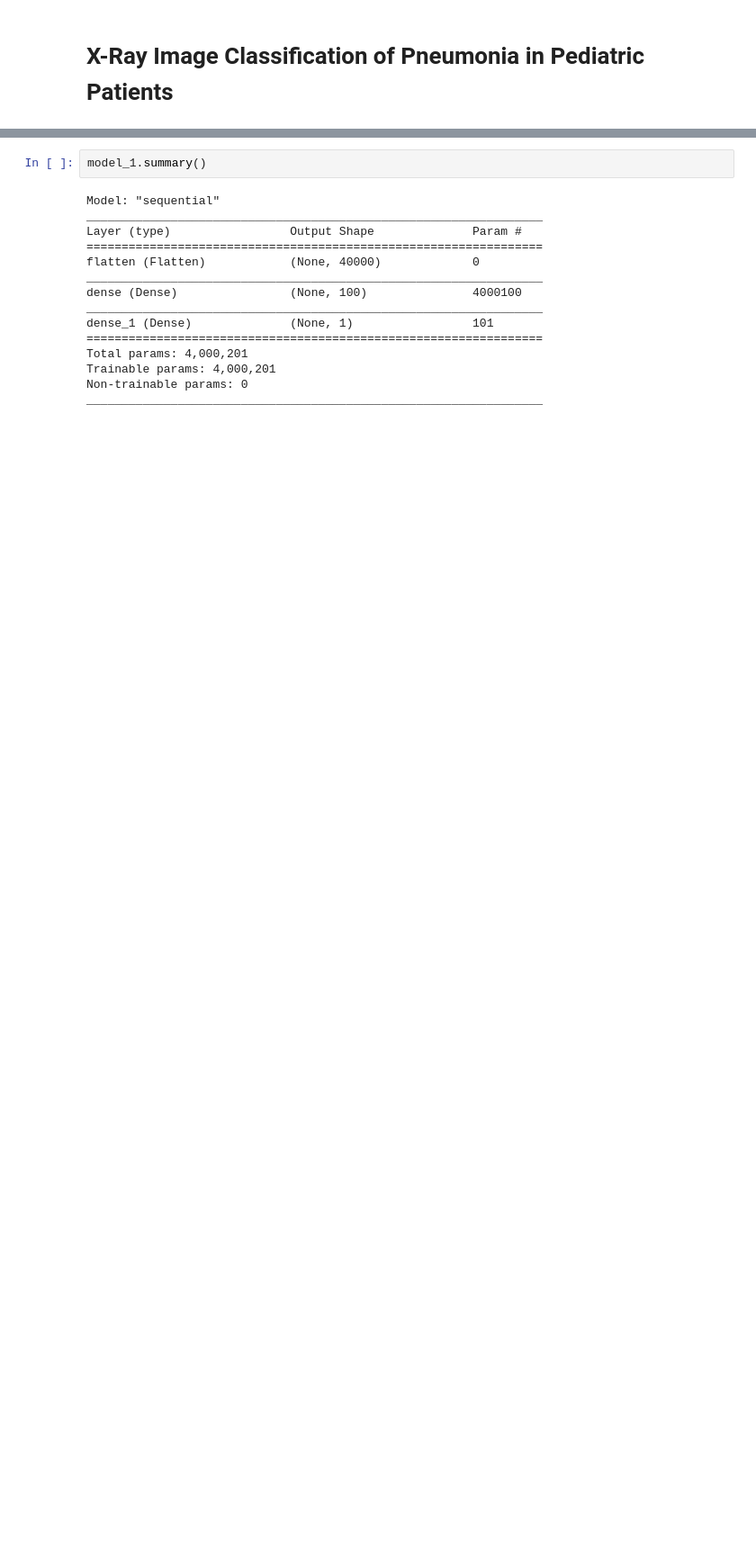
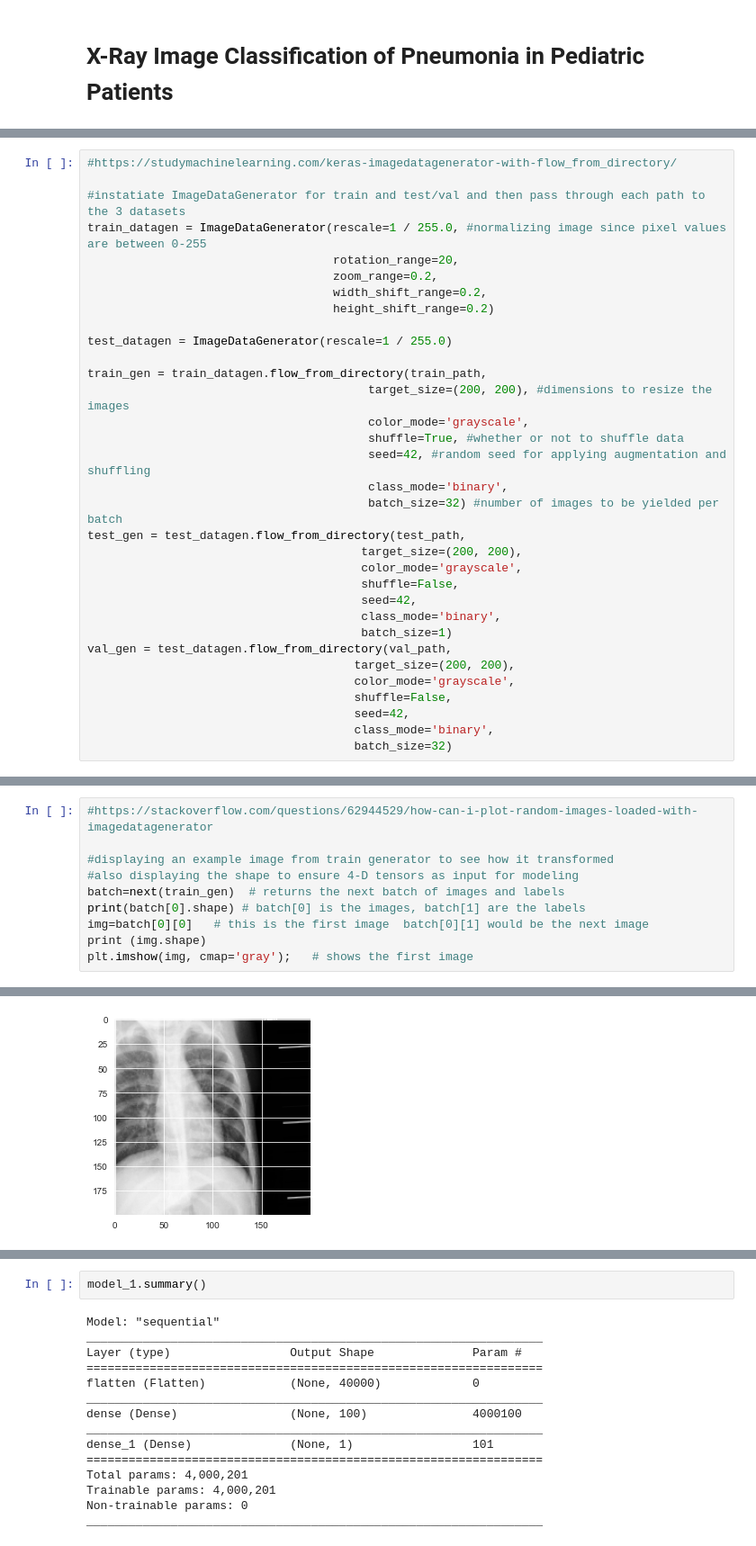
Before and after one commit to toscatle/pneumonia_xray_analysis, a Jupyter notebook: pneumonia_xray_analysis.ipynb, the cells around one changed output, grey strips where cells are left out. Shown at 90% size. Drawn from its saved outputs; the diff is of its cells as text; blank space fills up the shorter version.

```diff
--- a/pneumonia_xray_analysis.ipynb
+++ b/pneumonia_xray_analysis.ipynb
@@ -273,0 +186,33 @@ model_1 = baseline_model()
+# %%
+#https://studymachinelearning.com/keras-imagedatagenerator-with-flow_from_directory/
+
+#instatiate ImageDataGenerator for train and test/val and then pass through each path to the 3 datasets
+train_datagen = ImageDataGenerator(rescale=1 / 255.0, #normalizing image since pixel values are between 0-255
+                                   rotation_range=20,
+                                   zoom_range=0.2,
+                                   width_shift_range=0.2,
+                                   height_shift_range=0.2)
+
+test_datagen = ImageDataGenerator(rescale=1 / 255.0)
+
+train_gen = train_datagen.flow_from_directory(train_path,
+                                        target_size=(200, 200), #dimensions to resize the images
+                                        color_mode='grayscale',
+                                        shuffle=True, #whether or not to shuffle data
+                                        seed=42, #random seed for applying augmentation and shuffling
+                                        class_mode='binary',
+                                        batch_size=32) #number of images to be yielded per batch
+test_gen = test_datagen.flow_from_directory(test_path,
+                                       target_size=(200, 200),
+                                       color_mode='grayscale',
+                                       shuffle=False,
+                                       seed=42,
+                                       class_mode='binary',
+                                       batch_size=1)
+val_gen = test_datagen.flow_from_directory(val_path,
+                                      target_size=(200, 200),
+                                      color_mode='grayscale',
+                                      shuffle=False,
+                                      seed=42,
+                                      class_mode='binary',
+                                      batch_size=32)
@@ -273,0 +223,11 @@ model_1 = baseline_model()
+# %%
+#https://stackoverflow.com/questions/62944529/how-can-i-plot-random-images-loaded-with-imagedatagenerator
+
+#displaying an example image from train generator to see how it transformed
+#also displaying the shape to ensure 4-D tensors as input for modeling
+batch=next(train_gen)  # returns the next batch of images and labels
+print(batch[0].shape) # batch[0] is the images, batch[1] are the labels
+img=batch[0][0]   # this is the first image  batch[0][1] would be the next image
+print (img.shape)
+plt.imshow(img, cmap='gray');   # shows the first image
+# %% [output]
@@ -273,0 +236 @@ model_1 = baseline_model()
+[figure, added]
```
Also changed, not shown: parts of 107 cells of this notebook, 1 other file.
